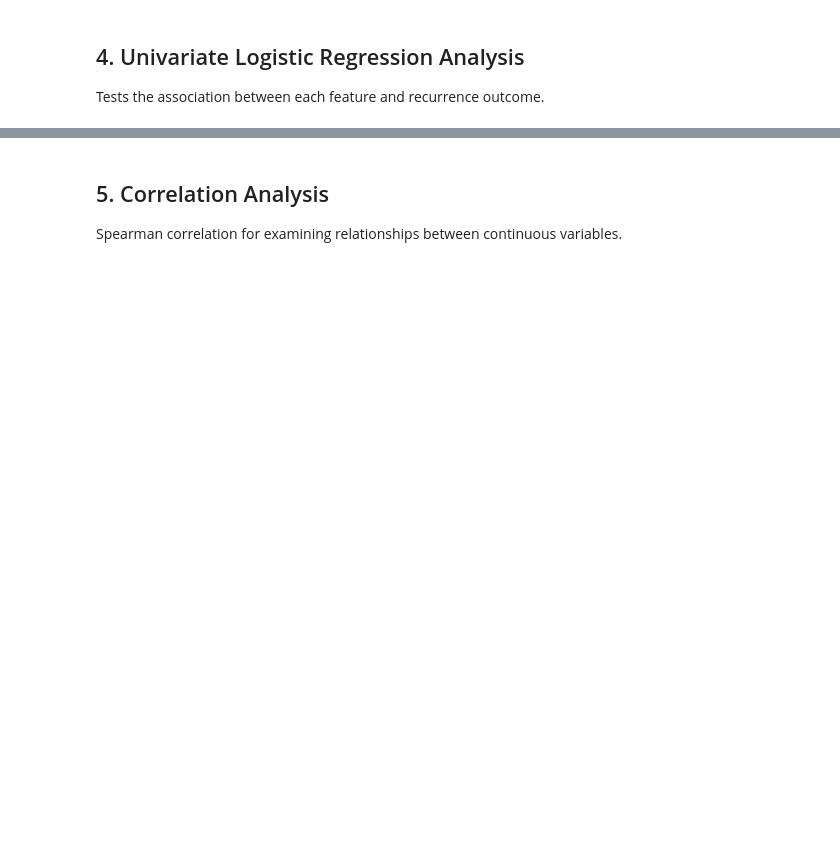
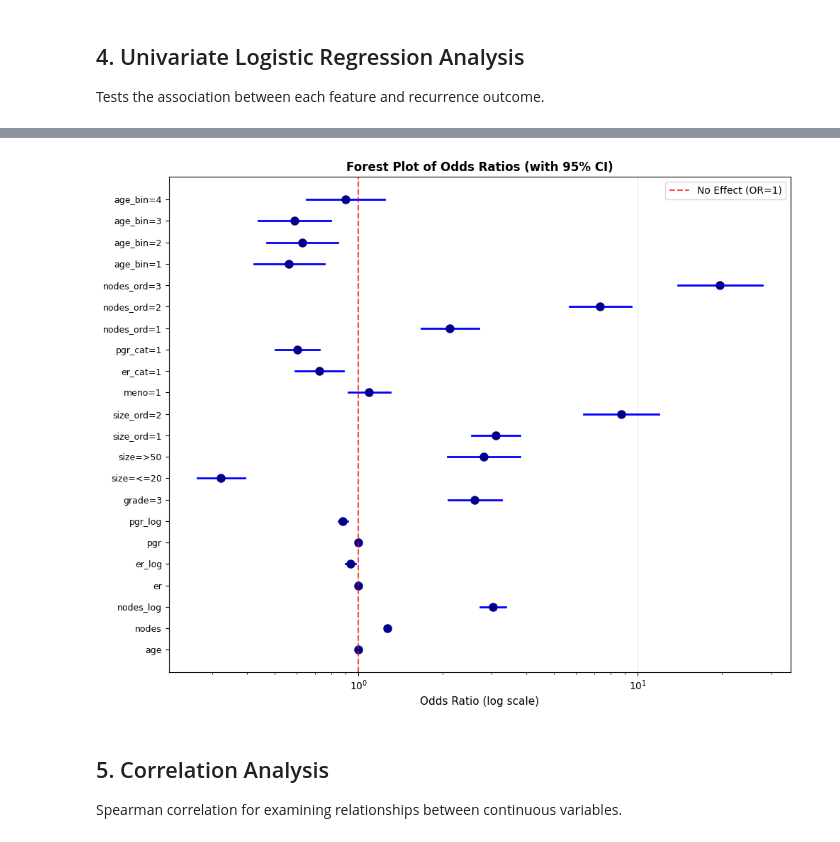
Before and after one commit to baricio00/Health-Informatics-2025-26, a Jupyter notebook: task1/task1_final.ipynb, the cells around one changed output, grey strips where cells are left out. Saved outputs shown, nothing was run; the diff lists cells and outputs as text; code cells hidden in the pictures; blank space fills up the shorter version.

```diff
--- a/task1/task1_final.ipynb
+++ b/task1/task1_final.ipynb
@@ -68,0 +109,19 @@ warnings.filterwarnings('ignore')
+# %%
+# Separate features by type
+cont_vars = ['age', 'nodes', 'er', 'pgr', 'nodes_log', 'er_log', 'pgr_log']
+cat_vars = ['grade', 'size', 'meno', 'hormon', 'chemo', 'er_cat', 'pgr_cat', 'size_ord', 'nodes_ord', 'age_bin']
+
+# t-test is for parametric continuous variables, so we use Mann-Whitney U test for non-parametric continuous variables
+
+print("\n--- Continuous Variables (Mann-Whitney U Test) ---")
+for col in cont_vars:
+    # Compare distributions between Recurrence (1) and No-Recurrence (0)
+    stat, p = mannwhitneyu(df_clean[df_clean['target']==1][col], df_clean[df_clean['target']==0][col])
+    print(f"{col.upper()}: p={p:.4f} {'(Significant)' if p<0.05 else ''}")
+
+print("\n--- Categorical Variables (Chi-Square Test) ---")
+for col in cat_vars:
+    # Check dependency between category and target
+    ct = pd.crosstab(df_clean[col], df_clean['target'])
+    stat, p, _, _ = chi2_contingency(ct)
+    print(f"{col.upper()}: p={p:.4f} {'(Significant)' if p<0.05 else ''}")
@@ -299,3 +289,45 @@ nodes_cat=10+  2.9815 19.7173 (13.9131, 27.9428)  0.0000 ***
+# %%
+
+# Extract data for forest plot
+forest_data = []
+for result in logistic_results:
+    var = result['Variable']
+    or_val = float(result['OR'])
+    ci_str = result['95% CI'].strip('()')
+    ci_lower, ci_upper = map(float, ci_str.split(', '))
+    forest_data.append({
+        'Variable': var,
+        'OR': or_val,
+        'CI_Lower': ci_lower,
+        'CI_Upper': ci_upper
+    })
+
+forest_df = pd.DataFrame(forest_data)
+
+# Create forest plot
+fig, ax = plt.subplots(figsize=(10, max(8, len(forest_df)*0.25)))
+
+y_pos = np.arange(len(forest_df))
+
+# Plot confidence intervals
+for i, (_, row) in enumerate(forest_df.iterrows()):
+    ax.plot([row['CI_Lower'], row['CI_Upper']], [i, i], 'b-', linewidth=2)
+    ax.plot(row['OR'], i, 'o', color='darkblue', markersize=8)
+
+# Add vertical line at OR = 1
+ax.axvline(x=1, color='red', linestyle='--', linewidth=1.5, alpha=0.7, label='No Effect (OR=1)')
+
+ax.set_yticks(y_pos)
+ax.set_yticklabels(forest_df['Variable'], fontsize=9)
+ax.set_xlabel('Odds Ratio (log scale)', fontsize=11)
+ax.set_title('Forest Plot of Odds Ratios (with 95% CI)', fontsize=12, fontweight='bold')
+ax.set_xscale('log')
+ax.legend(loc='best')
+ax.grid(alpha=0.3, axis='x')
+plt.tight_layout()
+plt.show()
+# %% [output]
+[figure, added]
 # %% [markdown]
 ## 5. Correlation Analysis
 
```
Also changed, not shown: parts of 40 cells of this notebook, 7 other files.
